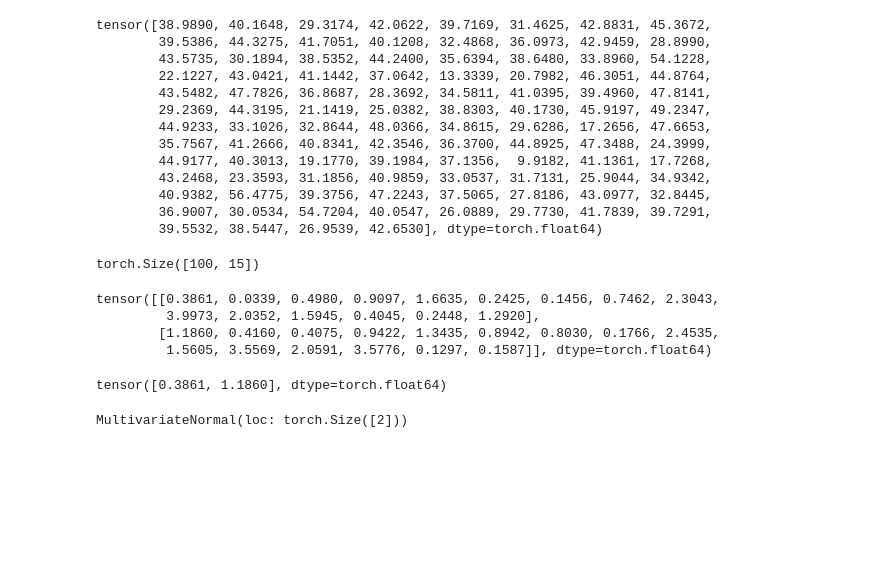
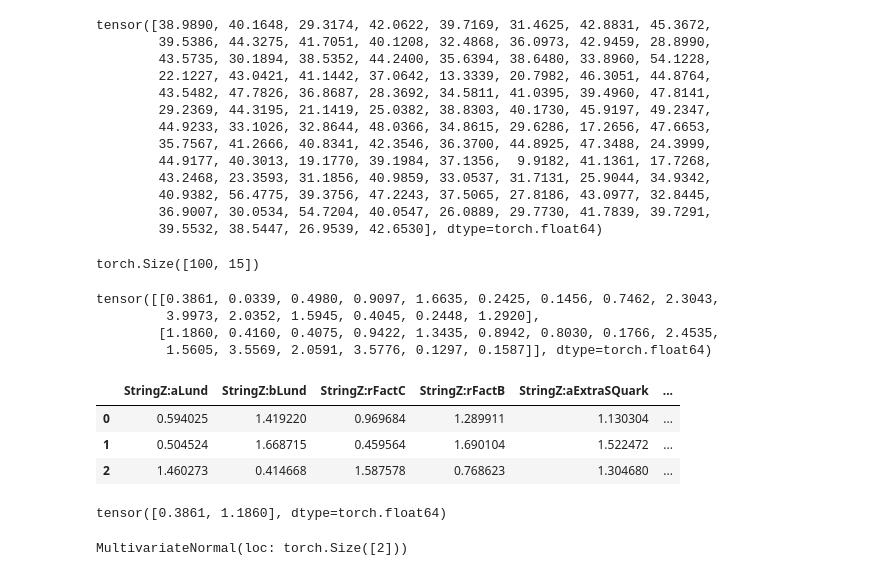
Before and after one commit to AliAlkadhim/Pythia8_SBI_Tune, a Jupyter notebook: code/BayesOpt/Gpytorch_Tune_all_params.ipynb, the cells around one changed output. Cells and saved outputs as stored; diff of their text form; code cells hidden in the pictures; blank space fills up the shorter version.

Commit message:
make train dataset in jupyter

```diff
--- a/code/BayesOpt/Gpytorch_Tune_all_params.ipynb
+++ b/code/BayesOpt/Gpytorch_Tune_all_params.ipynb
@@ -367,3 +367,24 @@ class Sample_param:
         return torch.linspace(start=PARAM_DICT[pre_postfix][0],
                 end=PARAM_DICT[pre_postfix][1],
                 steps=self.size)
+# %%
+def make_train_dataset(PARAM_DICT, points):
+    param_names = list(PARAM_DICT.keys())
+    column_names = param_names + ['chi2']
+
+    rows = []
+    for _ in range(points):
+        row = []
+        for param_name, range_ in PARAM_DICT.items():
+            param_postfix = param_name.split(':')[1]
+            uniform_size_1 = Sample_param(param=param_postfix, size=1).uniform().item()
+            row.append(uniform_size_1)
+
+        chi2 = true_objective_func(*row)
+        row.append(chi2)
+        rows.append(row)
+
+    df = pd.DataFrame(rows, columns=column_names)
+    return df
+# %%
+train_df_new = make_train_dataset(PARAM_DICT, 3)
@@ -418,6 +590,13 @@ tensor([[0.3861, 0.0339, 0.4980, 0.9097, 1.6635, 0.2425, 0.1456, 0.7462, 2.3043,
          3.9973, 2.0352, 1.5945, 0.4045, 0.2448, 1.2920],
         [1.1860, 0.4160, 0.4075, 0.9422, 1.3435, 0.8942, 0.8030, 0.1766, 2.4535,
          1.5605, 3.5569, 2.0591, 3.5776, 0.1297, 0.1587]], dtype=torch.float64)
+# %%
+train_df_new
+# %% [output]
+|  | StringZ:aLund | StringZ:bLund | StringZ:rFactC | StringZ:rFactB | StringZ:aExtraSQuark | ... |
+| 0 | 0.594025 | 1.419220 | 0.969684 | 1.289911 | 1.130304 | ... |
+| 1 | 0.504524 | 1.668715 | 0.459564 | 1.690104 | 1.522472 | ... |
+| 2 | 1.460273 | 0.414668 | 1.587578 | 0.768623 | 1.304680 | ... |
 # %%
 x_candidates_aLund =x_candidates[:,0]
 print(x_candidates_aLund)
```
Also changed, not shown: parts of 2 cells of this notebook.
